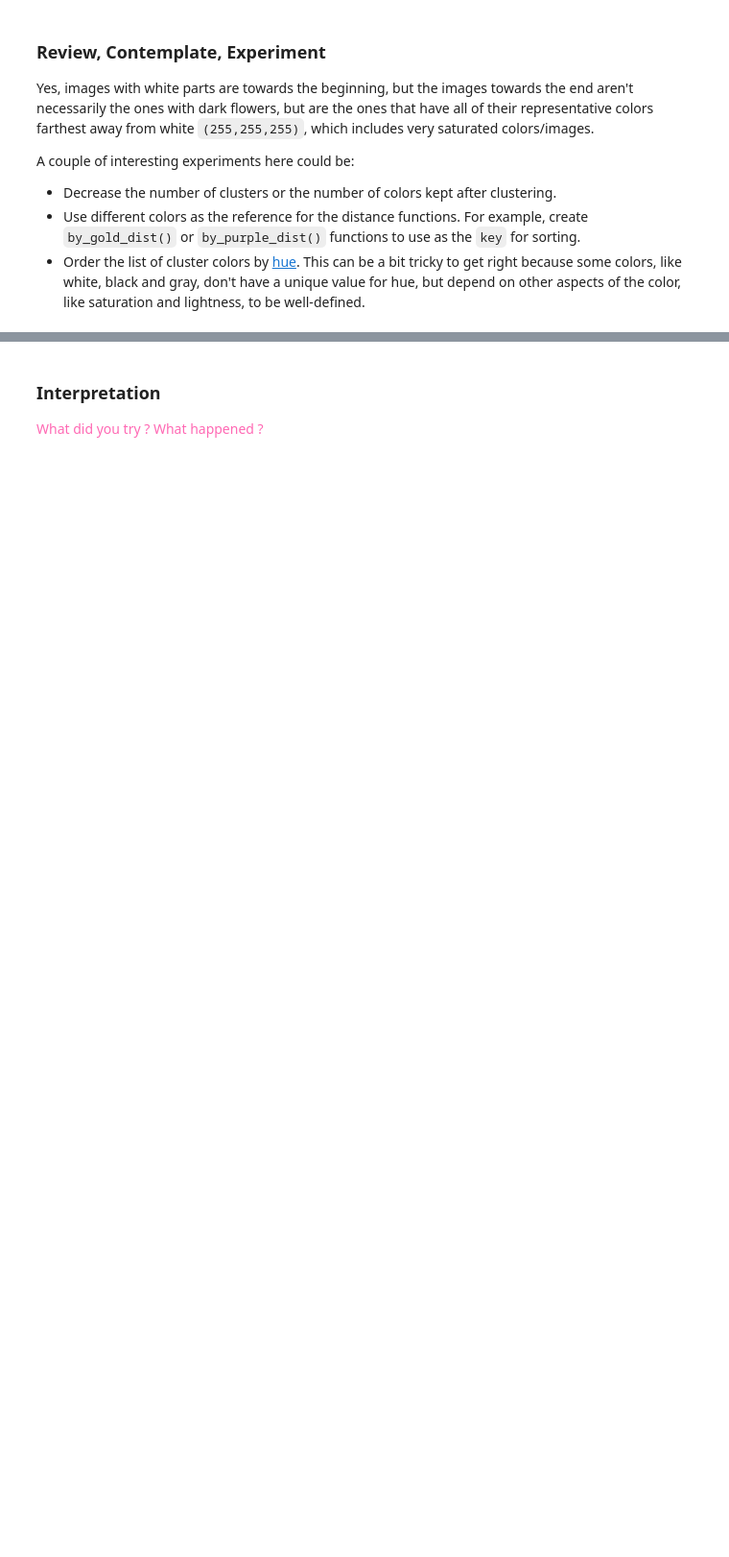
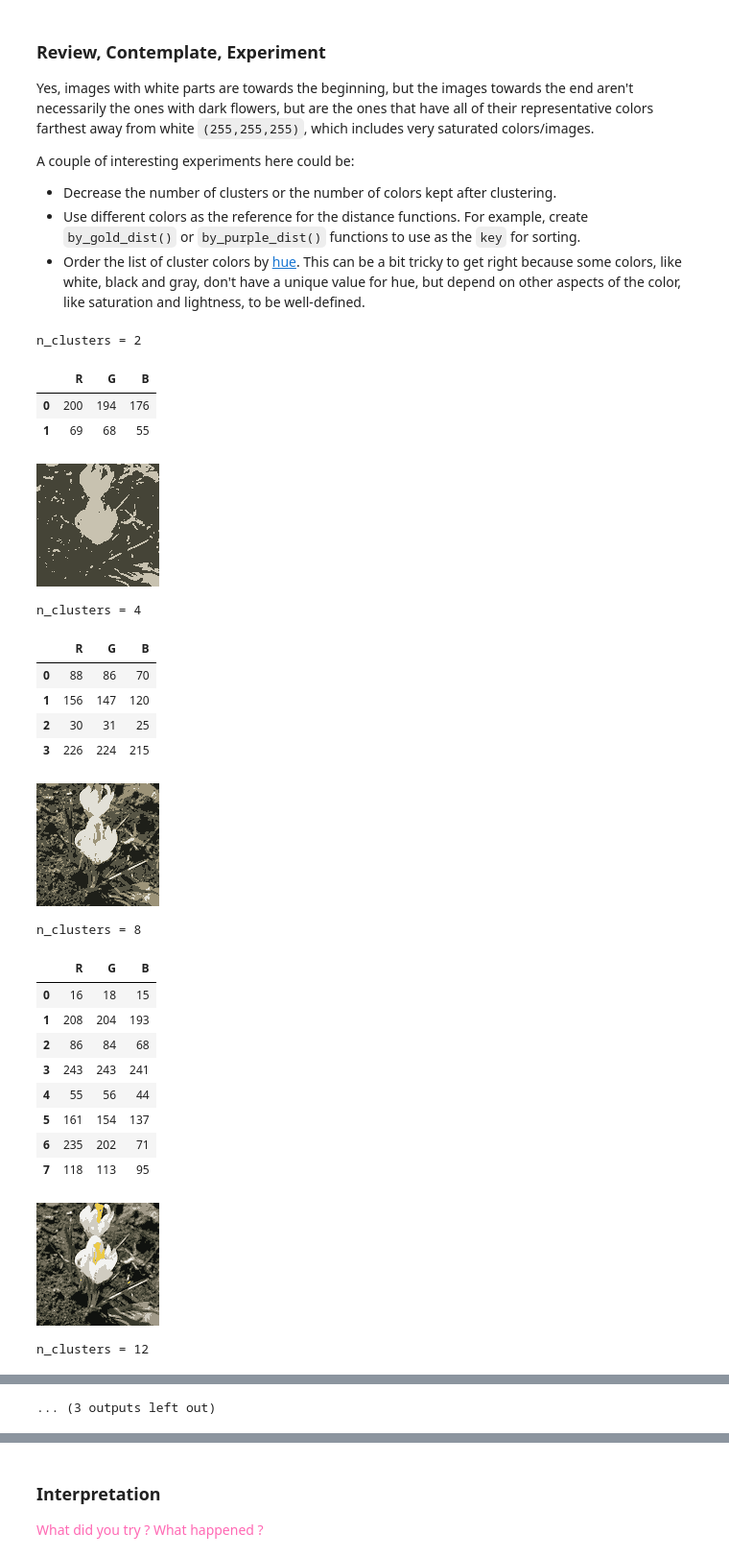
Before and after one commit to nevenarmanios-AIML/Homework08, a Jupyter notebook: Homework08.ipynb, the cells around one changed output, grey strips where cells are left out. Shown at 96% size. Saved outputs shown, nothing was run; the diff lists cells and outputs as text; code cells hidden in the pictures; blank space fills up the shorter version.

```diff
--- a/Homework08.ipynb
+++ b/Homework08.ipynb
@@ -819,0 +835,42 @@ A couple of interesting experiments here could be:
+# %%
+# TODO: experiment with number of clusters, number of colors, reference colors or hue distances
+
+cluster_options = [2, 4, 8, 12, 16]
+
+for k in cluster_options:
+    model = KMeans(n_clusters=k, random_state=1010, n_init=10)
+    px_clusters = model.fit_predict(pxs_df)
+
+    pxs_post = []
+    for cid in px_clusters:
+        color = tuple(model.cluster_centers_[cid].round().astype(int))
+        pxs_post.append(color)
+
+    print("n_clusters =", k)
+    display(pd.DataFrame(model.cluster_centers_, columns=["R", "G", "B"]).round(0).astype(int))
+    display(make_image(pxs_post, width=pimg.size[0]))
+# %% [output]
+n_clusters = 2
+|  | R | G | B |
+| 0 | 200 | 194 | 176 |
+| 1 | 69 | 68 | 55 |
+[figure, added]
+n_clusters = 4
+|  | R | G | B |
+| 0 | 88 | 86 | 70 |
+| 1 | 156 | 147 | 120 |
+| 2 | 30 | 31 | 25 |
+| 3 | 226 | 224 | 215 |
+[figure, added]
+n_clusters = 8
+|  | R | G | B |
+| 0 | 16 | 18 | 15 |
+| 1 | 208 | 204 | 193 |
+| 2 | 86 | 84 | 68 |
+| 3 | 243 | 243 | 241 |
+| 4 | 55 | 56 | 44 |
+| 5 | 161 | 154 | 137 |
+| 6 | 235 | 202 | 71 |
+| 7 | 118 | 113 | 95 |
+[figure, added]
+n_clusters = 12
@@ -819,0 +891 @@ A couple of interesting experiments here could be:
+... (3 outputs left out)
```
Also changed, not shown: parts of 8 cells of this notebook.
